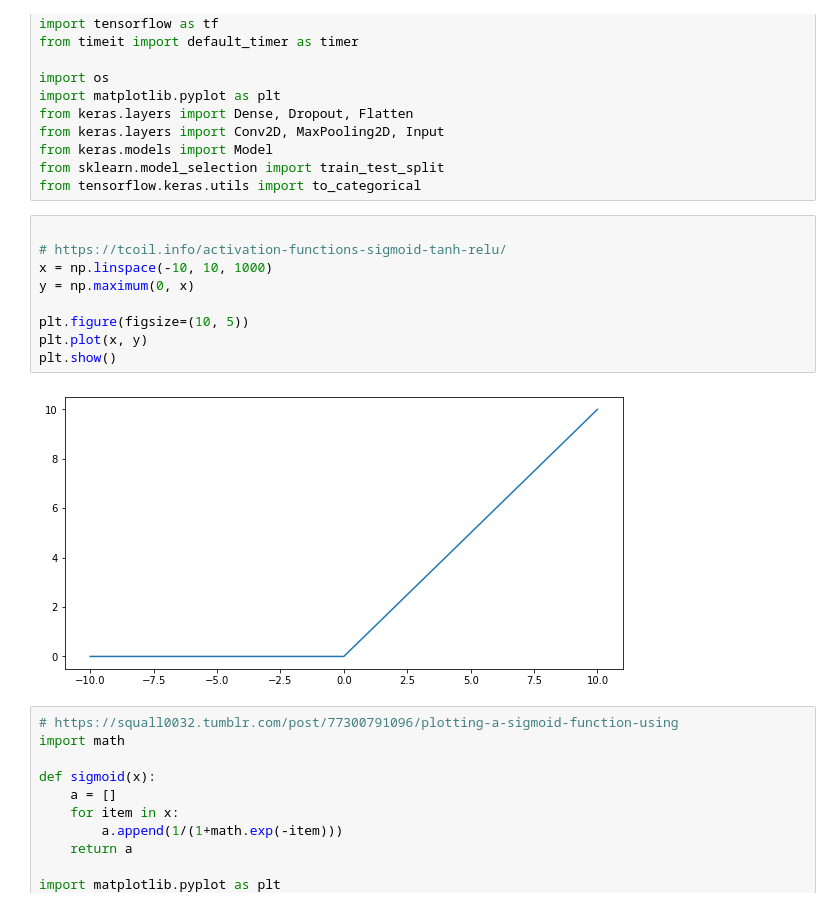
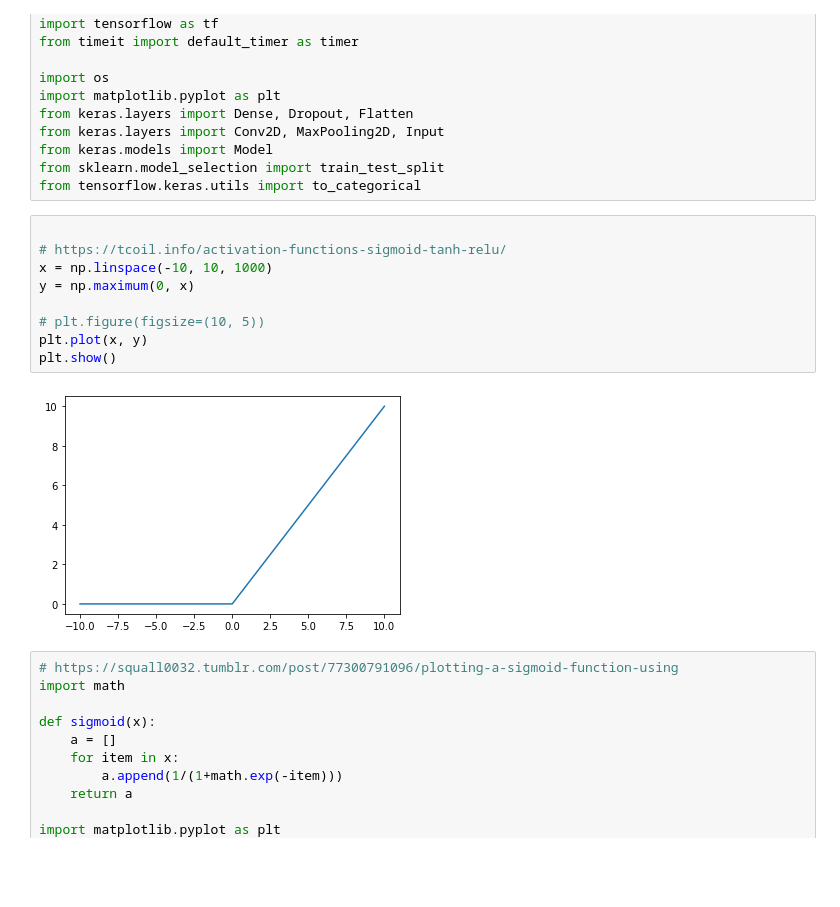
Before and after one commit to rolandr97/Invariance-Based-Adversarial-Training, a Jupyter notebook: util.ipynb, the cells around one changed output. Cells and saved outputs as stored; diff of their text form; blank space fills up the shorter version.

```diff
--- a/util.ipynb
+++ b/util.ipynb
@@ -29,14 +29,14 @@ from tensorflow.keras.utils import to_categorical
 # %%
 
 # https://tcoil.info/activation-functions-sigmoid-tanh-relu/
 x = np.linspace(-10, 10, 1000)
 y = np.maximum(0, x)
 
-plt.figure(figsize=(10, 5))
+# plt.figure(figsize=(10, 5))
 plt.plot(x, y)
 plt.show()
 # %% [output]
-[figure, old version]
+[figure, new version]
 # %%
 # https://squall0032.tumblr.com/post/77300791096/plotting-a-sigmoid-function-using
 import math
```
Also changed, not shown: 1 other file.
